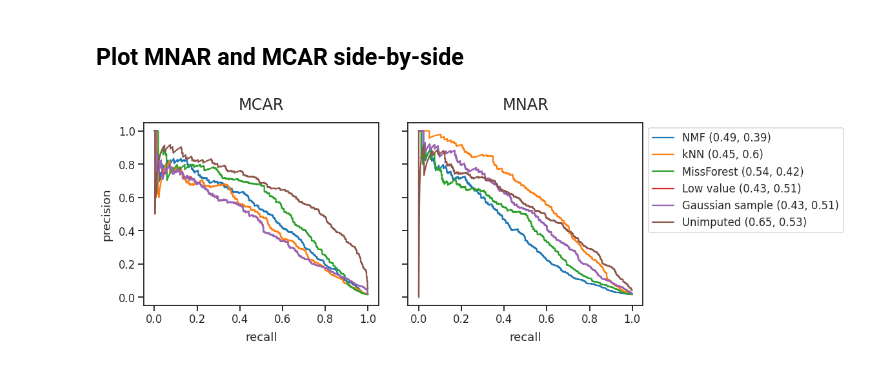
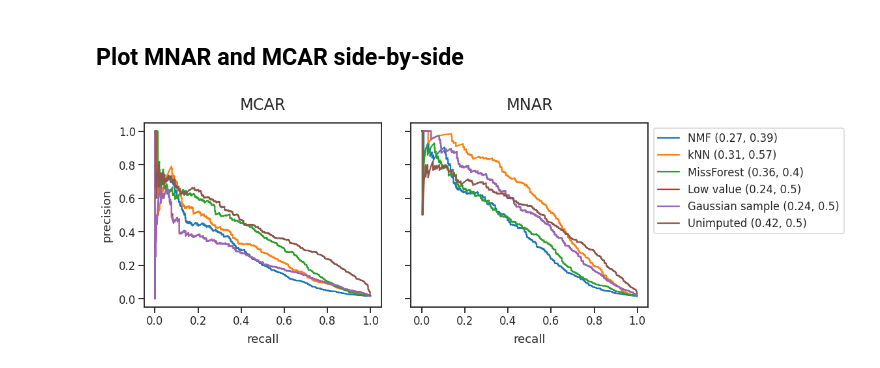
Before and after one commit to Noble-Lab/2023-prot-impute-benchmark, a Jupyter notebook: generate_figures/DE-testing/notebooks/generate-DE-test-figures-DDA.ipynb, the cells around one changed output. Saved outputs shown, nothing was run; the diff lists cells and outputs as text; code cells hidden in the pictures.

```diff
--- a/generate_figures/DE-testing/notebooks/generate-DE-test-figures-DDA.ipynb
+++ b/generate_figures/DE-testing/notebooks/generate-DE-test-figures-DDA.ipynb
@@ -118,12 +118,12 @@ condition 2 quants:  (26923, 23)
 # %% [markdown]
 #### Read in the reconstructed dataframes
 # %%
-nmf_recon_mnar = pd.read_csv("../out/nmf-recon-mnar.csv")
-knn_recon_mnar = pd.read_csv("../out/knn-recon-mnar.csv")
-mf_recon_mnar = pd.read_csv("../out/missForest-recon-mnar.csv")
-smin_recon_mnar = pd.read_csv("../out/sample-min-recon-mnar.csv")
-gsample_recon_mnar = pd.read_csv("../out/gsample-recon-mnar.csv")
-noimp_recon_mnar = pd.read_csv("../out/noimpute-recon-mnar.csv")
+nmf_recon_mnar = pd.read_csv("../out/nmf-cptac-recon-mnar.csv")
+knn_recon_mnar = pd.read_csv("../out/knn-cptac-recon-mnar.csv")
+mf_recon_mnar = pd.read_csv("../out/missForest-cptac-recon-mnar.csv")
+smin_recon_mnar = pd.read_csv("../out/smin-cptac-recon-mnar.csv")
+gsample_recon_mnar = pd.read_csv("../out/gsample-cptac-recon-mnar.csv")
+noimp_recon_mnar = pd.read_csv("../out/noimp-cptac-recon-mnar.csv")
 
 nmf_recon_mnar = np.array(nmf_recon_mnar)
 knn_recon_mnar = np.array(knn_recon_mnar)
@@ -257,12 +257,12 @@ Text(0.5, 1.0, 'MNAR')
 # %% [markdown]
 #### Read in the reconstructed matrices
 # %%
-nmf_recon_mcar = pd.read_csv("../out/nmf-recon-mcar.csv")
-knn_recon_mcar = pd.read_csv("../out/knn-recon-mcar.csv")
-mf_recon_mcar = pd.read_csv("../out/missForest-recon-mcar.csv")
-sample_min_recon_mcar = pd.read_csv("../out/sample-min-recon-mcar.csv")
-gsample_recon_mcar = pd.read_csv("../out/gsample-recon-mcar.csv")
-noimp_recon_mcar = pd.read_csv("../out/noimpute-recon-mcar.csv")
+nmf_recon_mcar = pd.read_csv("../out/nmf-cptac-recon-mcar.csv")
+knn_recon_mcar = pd.read_csv("../out/knn-cptac-recon-mcar.csv")
+mf_recon_mcar = pd.read_csv("../out/missForest-cptac-recon-mcar.csv")
+sample_min_recon_mcar = pd.read_csv("../out/smin-cptac-recon-mcar.csv")
+gsample_recon_mcar = pd.read_csv("../out/gsample-cptac-recon-mcar.csv")
+noimp_recon_mcar = pd.read_csv("../out/noimp-cptac-recon-mcar.csv")
 
 nmf_recon_mcar = np.array(nmf_recon_mcar)
 knn_recon_mcar = np.array(knn_recon_mcar)
@@ -408,32 +408,35 @@ axes[0].set_xlabel("recall", labelpad=10)
 axes[0].set_ylabel("precision", labelpad=10)
 axes[0].set_title("MCAR", pad=20, size=24)
 
 # The MNAR plot
 axes[1].plot(
     recall_nmf_mnar, pr_nmf_mnar,
     label="NMF (" + str(nmf_auc_mcar) + ", " + str(nmf_auc_mnar) + ")")
 axes[1].plot(
     recall_knn_mnar, pr_knn_mnar,
     label="kNN (" + str(knn_auc_mcar) + ", " + str(knn_auc_mnar) + ")")
 axes[1].plot(
     recall_mf_mnar, pr_mf_mnar,
     label="MissForest (" + str(mf_auc_mcar) + ", " + str(mf_auc_mnar) + ")")
 axes[1].plot(
     recall_smin_mnar, pr_smin_mnar,
     label="Low value ("+ str(smin_auc_mcar) + ", " + str(smin_auc_mnar) + ")")
 axes[1].plot(
     recall_gsample_mnar, pr_gsample_mnar,
     label="Gaussian sample ("+ str(gsample_auc_mcar) + ", " + str(gsample_auc_mnar) + ")")
 axes[1].plot(
     recall_noimp_mnar, pr_noimp_mnar,
     label="Unimputed ("+ str(noimp_auc_mcar) + ", " + str(noimp_auc_mnar) + ")")
 axes[1].set_xlabel("recall", labelpad=10)
 axes[1].set_ylabel("")
 axes[1].set_title("MNAR", pad=20, size=24)
 axes[1].legend(bbox_to_anchor=(1,1))
 
 plt.savefig(
-    "../out/DE-experiment-multipanel-DDA-v1.png", dpi=250, bbox_inches="tight"
+    "../out/DE-experiment-multipanel-DDA-v3.pdf",
+    dpi=250,
+    bbox_inches="tight",
+    format="pdf",
 )
 # %% [output]
-[figure, old version]
+[figure, new version]
```
Also changed, not shown: parts of 2 cells of this notebook, 4 other files.
